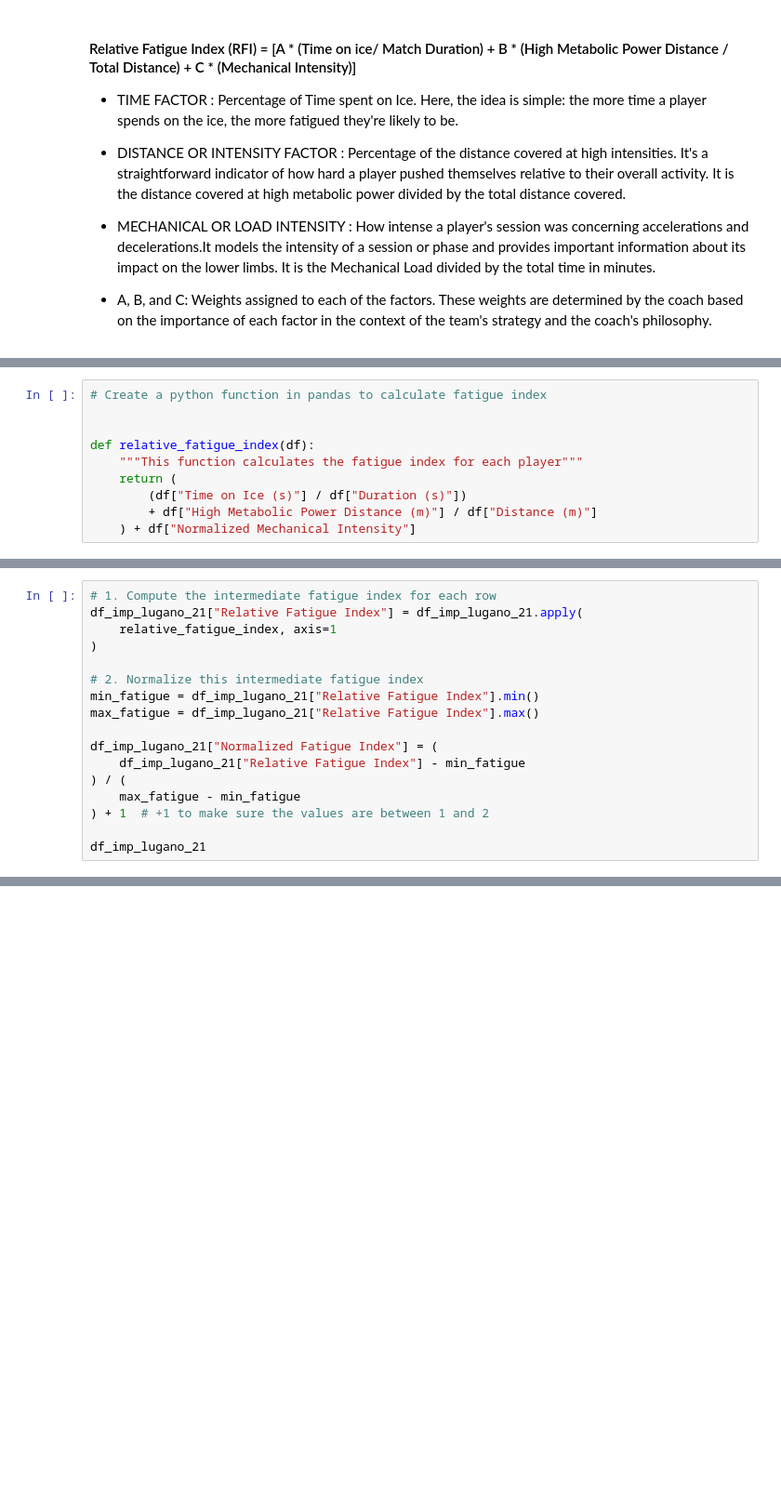
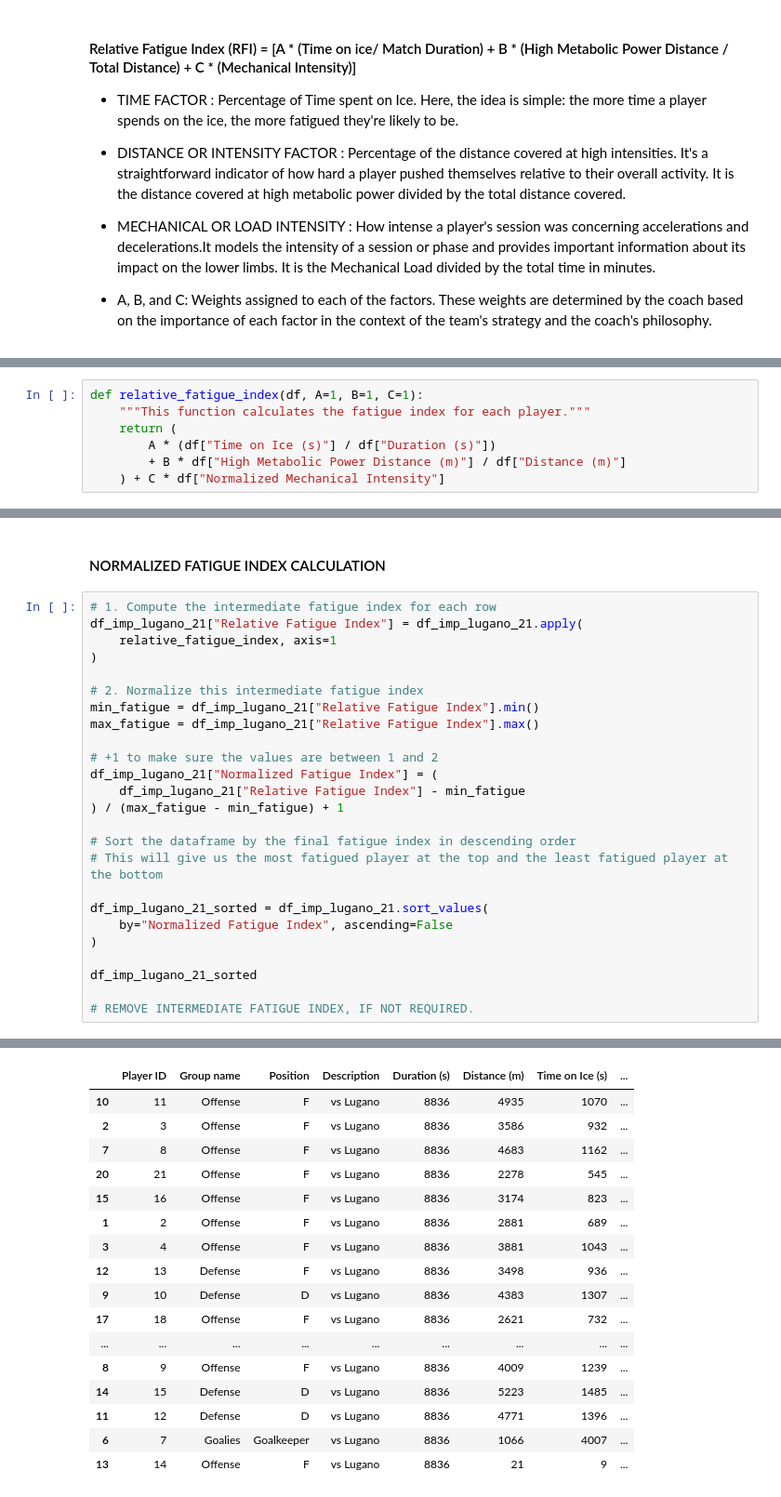
Before and after one commit to SamuelDevdas/Ice-Hockey-Players-Physical-Fatigue-Analysis, a Jupyter notebook: new.ipynb, the cells around one changed output, grey strips where cells are left out. Shown: that part at 93% size. Drawn from its saved outputs; the diff is of its cells as text; blank space fills up the shorter version.

```diff
--- a/new.ipynb
+++ b/new.ipynb
@@ -147,12 +273,9 @@ df_imp_lugano_21
 # %%
-# Create a python function in pandas to calculate fatigue index
-
-
-def relative_fatigue_index(df):
-    """This function calculates the fatigue index for each player"""
+def relative_fatigue_index(df, A=1, B=1, C=1):
+    """This function calculates the fatigue index for each player."""
     return (
-        (df["Time on Ice (s)"] / df["Duration (s)"])
-        + df["High Metabolic Power Distance (m)"] / df["Distance (m)"]
-    ) + df["Normalized Mechanical Intensity"]
+        A * (df["Time on Ice (s)"] / df["Duration (s)"])
+        + B * df["High Metabolic Power Distance (m)"] / df["Distance (m)"]
+    ) + C * df["Normalized Mechanical Intensity"]
 # %%
 # test the function
@@ -160,3 +305,5 @@ relative_fatigue_index(df_imp_lugano_21)
+# %% [markdown]
+#### NORMALIZED FATIGUE INDEX CALCULATION
 # %%
 # 1. Compute the intermediate fatigue index for each row
 df_imp_lugano_21["Relative Fatigue Index"] = df_imp_lugano_21.apply(
@@ -167,10 +314,19 @@ df_imp_lugano_21["Relative Fatigue Index"] = df_imp_lugano_21.apply(
 min_fatigue = df_imp_lugano_21["Relative Fatigue Index"].min()
 max_fatigue = df_imp_lugano_21["Relative Fatigue Index"].max()
 
+# +1 to make sure the values are between 1 and 2
 df_imp_lugano_21["Normalized Fatigue Index"] = (
     df_imp_lugano_21["Relative Fatigue Index"] - min_fatigue
-) / (
-    max_fatigue - min_fatigue
-) + 1  # +1 to make sure the values are between 1 and 2
+) / (max_fatigue - min_fatigue) + 1
 
-df_imp_lugano_21
+# Sort the dataframe by the final fatigue index in descending order
+# This will give us the most fatigued player at the top and the least fatigued player at the bottom
+
+df_imp_lugano_21_sorted = df_imp_lugano_21.sort_values(
+    by="Normalized Fatigue Index", ascending=False
+)
+
+df_imp_lugano_21_sorted
+
+# REMOVE INTERMEDIATE FATIGUE INDEX, IF NOT REQUIRED.
+# %% [output]
@@ -176,0 +343,17 @@ df_imp_lugano_21
+|  | Player ID | Group name | Position | Description | Duration (s) | Distance (m) | Time on Ice (s) | ... |
+| 10 | 11 | Offense | F | vs Lugano | 8836 | 4935 | 1070 | ... |
+| 2 | 3 | Offense | F | vs Lugano | 8836 | 3586 | 932 | ... |
+| 7 | 8 | Offense | F | vs Lugano | 8836 | 4683 | 1162 | ... |
+| 20 | 21 | Offense | F | vs Lugano | 8836 | 2278 | 545 | ... |
+| 15 | 16 | Offense | F | vs Lugano | 8836 | 3174 | 823 | ... |
+| 1 | 2 | Offense | F | vs Lugano | 8836 | 2881 | 689 | ... |
+| 3 | 4 | Offense | F | vs Lugano | 8836 | 3881 | 1043 | ... |
+| 12 | 13 | Defense | F | vs Lugano | 8836 | 3498 | 936 | ... |
+| 9 | 10 | Defense | D | vs Lugano | 8836 | 4383 | 1307 | ... |
+| 17 | 18 | Offense | F | vs Lugano | 8836 | 2621 | 732 | ... |
+| ... | ... | ... | ... | ... | ... | ... | ... | ... |
+| 8 | 9 | Offense | F | vs Lugano | 8836 | 4009 | 1239 | ... |
+| 14 | 15 | Defense | D | vs Lugano | 8836 | 5223 | 1485 | ... |
+| 11 | 12 | Defense | D | vs Lugano | 8836 | 4771 | 1396 | ... |
+| 6 | 7 | Goalies | Goalkeeper | vs Lugano | 8836 | 1066 | 4007 | ... |
+| 13 | 14 | Offense | F | vs Lugano | 8836 | 21 | 9 | ... |
```
Also changed, not shown: parts of 24 cells of this notebook.
